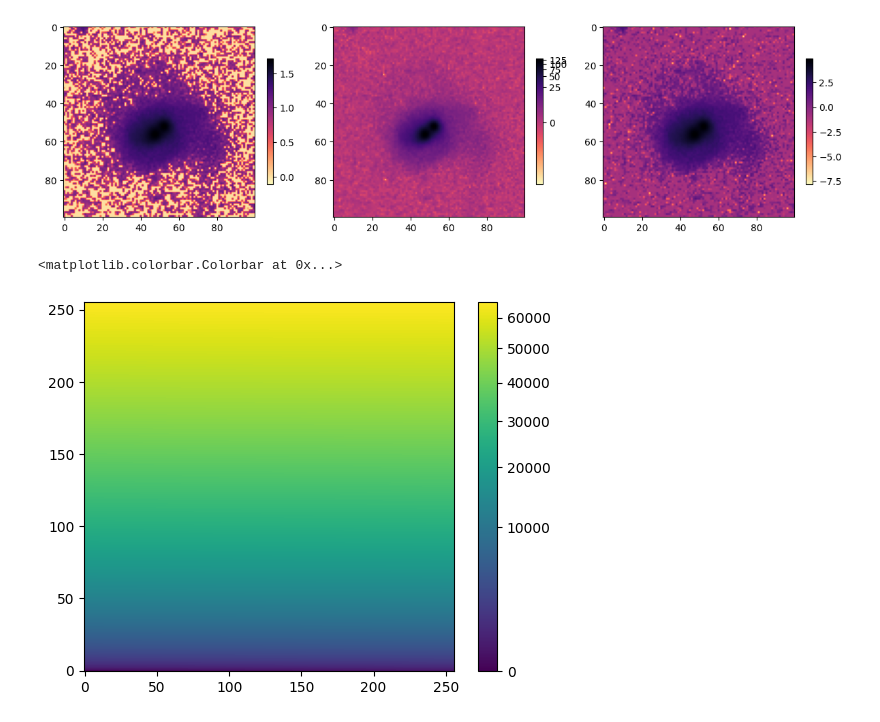
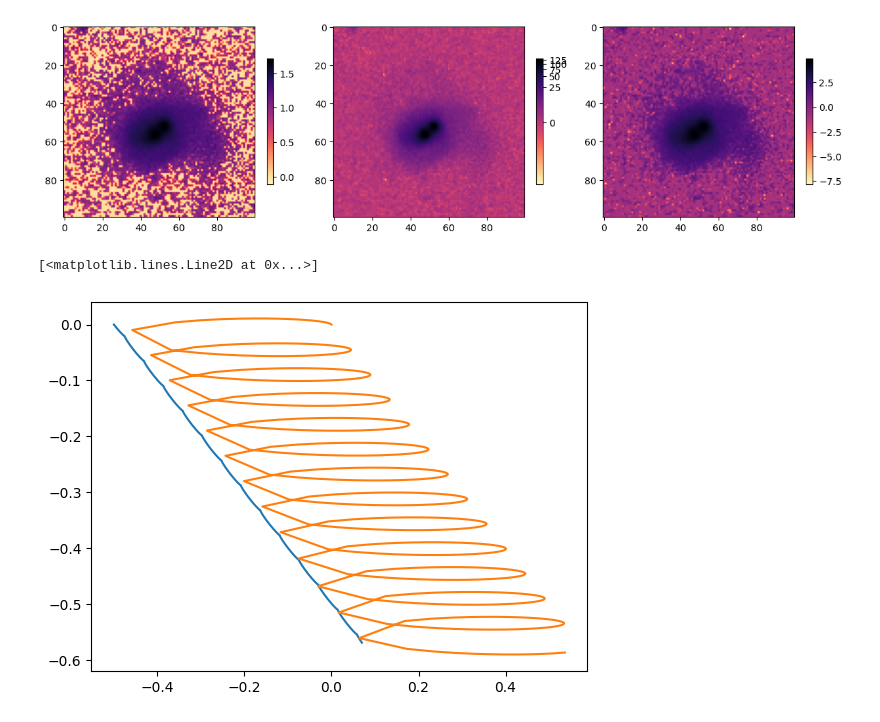
Before and after one commit to insepien/dualAGN, a Jupyter notebook: scrap_notebooks/Naz.ipynb, the cells around one changed output. Cells and saved outputs as stored; diff of their text form; code cells hidden in the pictures.

Commit message:
move data locally, add script to fit large frame+plot 1d

```diff
--- a/scrap_notebooks/Naz.ipynb
+++ b/scrap_notebooks/Naz.ipynb
@@ -34,17 +35,9 @@ fig.tight_layout();
 # %% [output]
 [figure]
 # %%
-image = np.arange(65536).reshape((256, 256))
-
-# Create an ImageNormalize object
-norm = simple_norm(image, 'sqrt')
-
-# Display the image
-fig = plt.figure()
-ax = fig.add_subplot(1, 1, 1)
-im = ax.imshow(image, origin='lower', norm=norm)
-fig.colorbar(im)
+import scipy as sci
+#Import matplotlib and associated modules for 3D and animations
+import matplotlib.pyplot as plt
+from mpl_toolkits.mplot3d import Axes3D
+from matplotlib import animation
-# %% [output]
-<matplotlib.colorbar.Colorbar at 0x...>
-[figure, removed]
 # %%
@@ -52,0 +102,8 @@ wcs.pixel_to_world?
+# %%
+r1sol = two_body_sol[:,:2]
+r2sol = two_body_sol[:,3:5]
+plt.plot(r1sol[:,0],r1sol[:,1])
+plt.plot(r2sol[:,0],r2sol[:,1])
+# %% [output]
+[<matplotlib.lines.Line2D at 0x...>]
+[figure, added]
```
Also changed, not shown: parts of 2 cells of this notebook, 23 other files.
